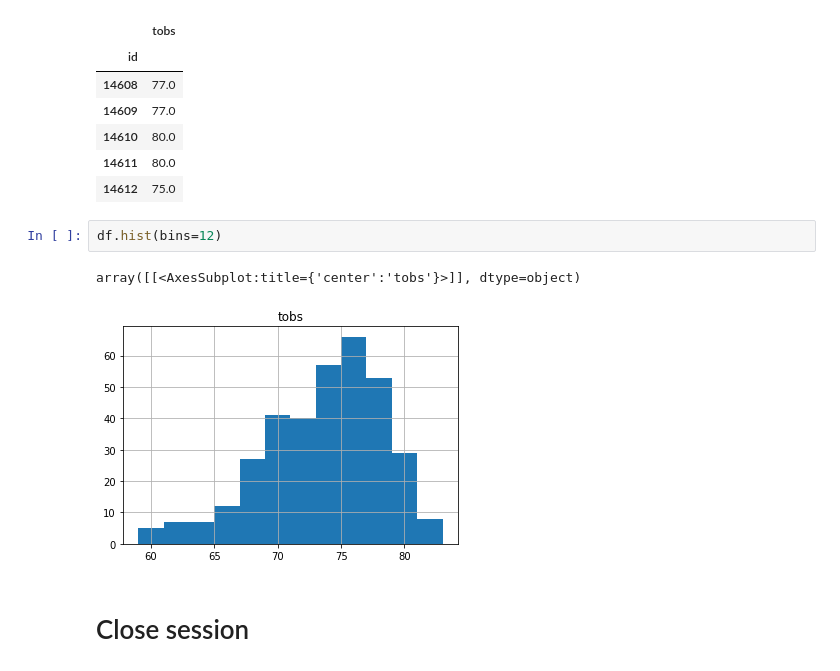
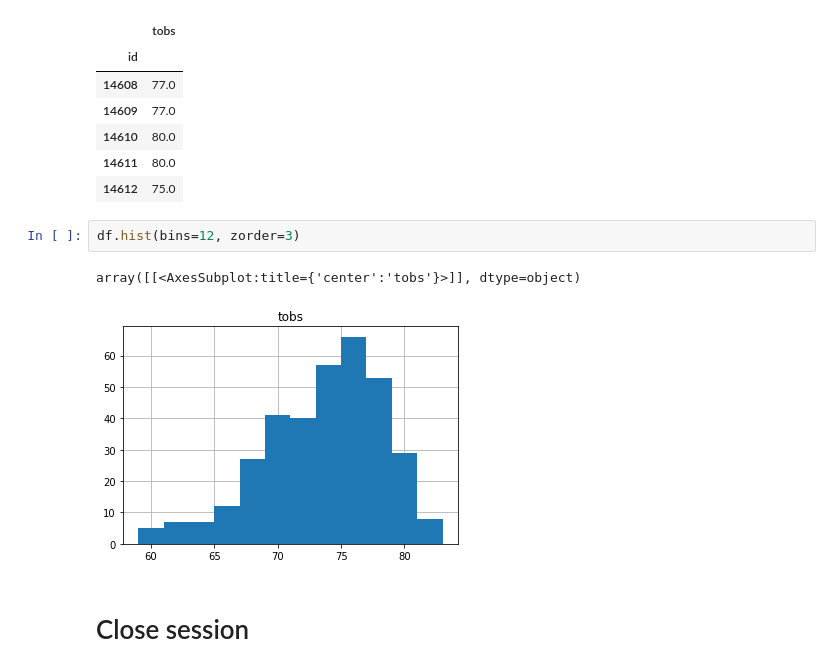
Before and after one commit to sarahDH615/sqlalchemy-challenge, a Jupyter notebook: climate_starter.ipynb, the cells around one changed output. Saved outputs shown, nothing was run; the diff lists cells and outputs as text.

```diff
--- a/climate_starter.ipynb
+++ b/climate_starter.ipynb
@@ -254,10 +214,10 @@ df.head()
 | 14611 | 80.0 |
 | 14612 | 75.0 |
 # %%
-df.hist(bins=12)
+df.hist(bins=12, zorder=3)
 # %% [output]
 array([[<AxesSubplot:title={'center':'tobs'}>]], dtype=object)
-[figure, old version]
+[figure, new version]
 # %% [markdown]
 # Close session
 # %%
```
Also changed, not shown: parts of 5 cells of this notebook.
